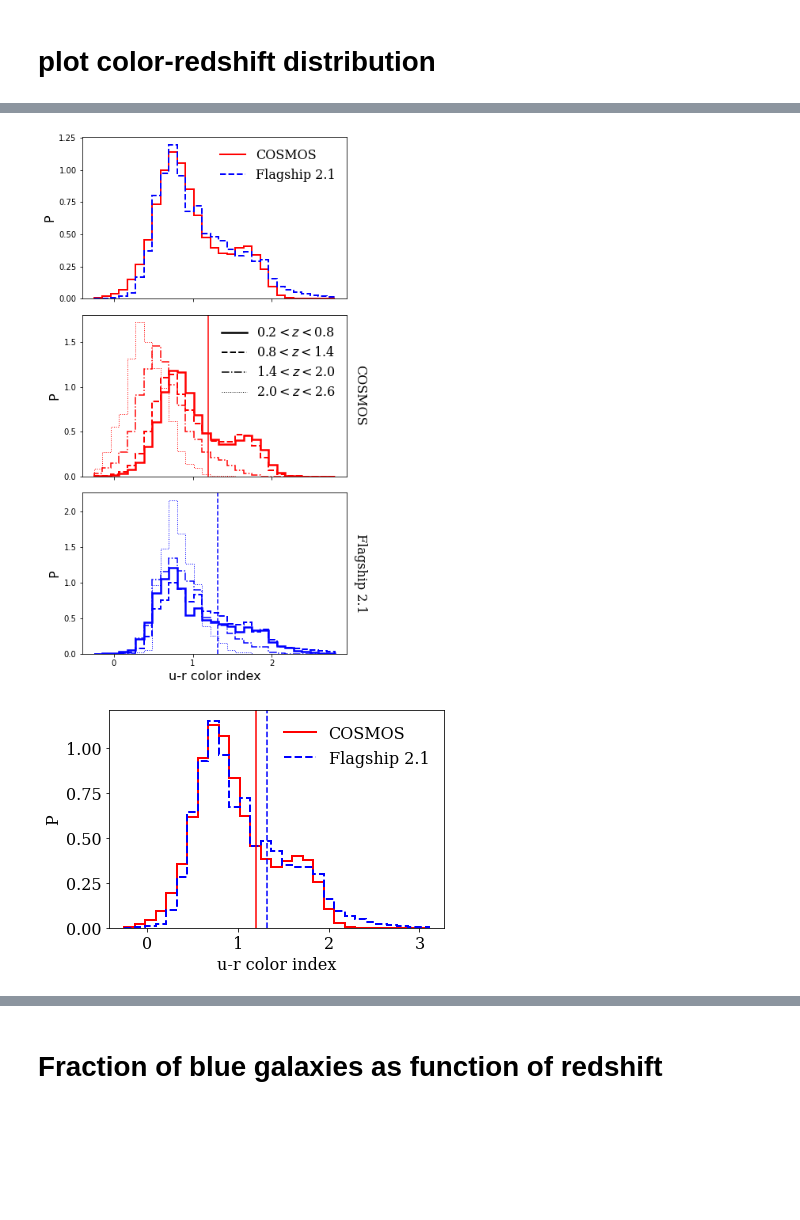
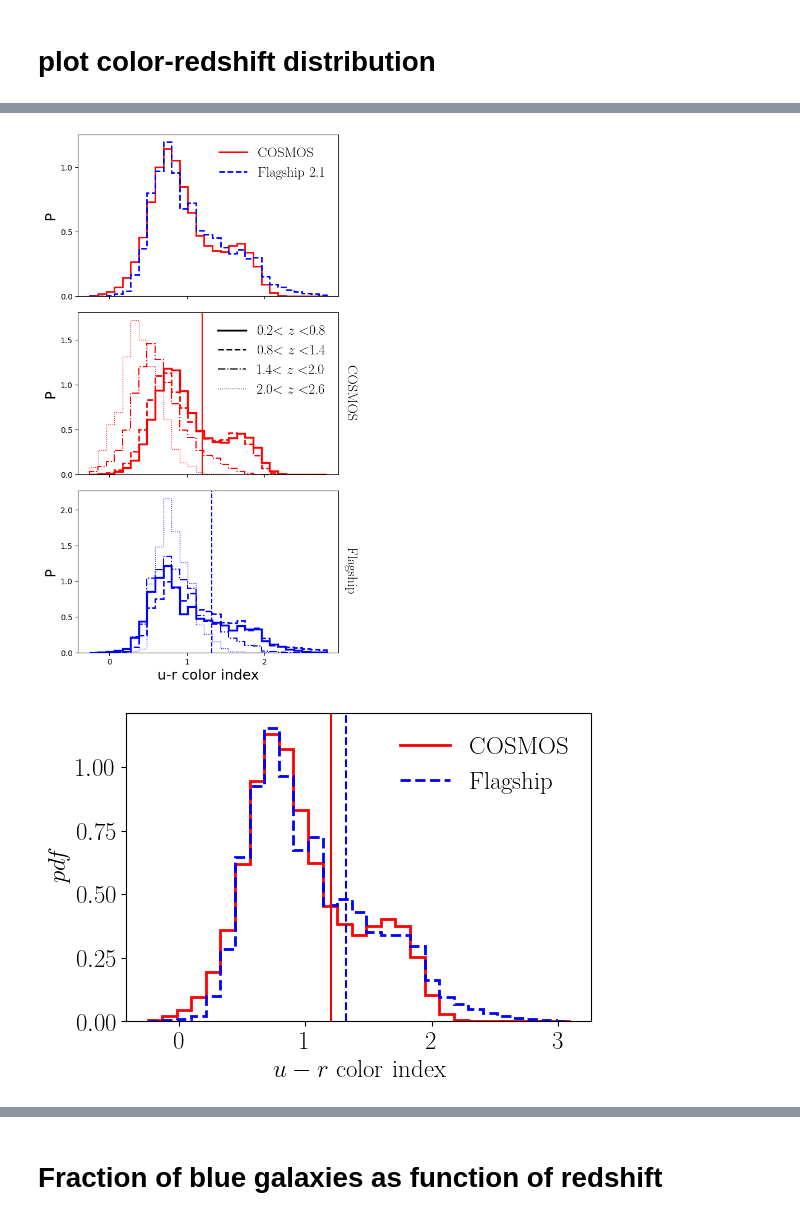
Before and after one commit to flediak/Euclid_IA_KP_paper0, a Jupyter notebook: notebooks/plots_fs2_vs_cosmos.ipynb, the cells around one changed output, grey strips where cells are left out. Drawn from its saved outputs; the diff is of its cells as text; code cells hidden in the pictures; blank space fills up the shorter version.

```diff
--- a/notebooks/plots_fs2_vs_cosmos.ipynb
+++ b/notebooks/plots_fs2_vs_cosmos.ipynb
@@ -16,7 +16,7 @@ import matplotlib.patches as patches
 from matplotlib.lines import Line2D
 from google.colab import files
 # %%
-use_tex = False
+use_tex = True
 # %%
 if use_tex:
   !apt install texlive-latex-extra texlive-fonts-recommended dvipng cm-super
@@ -196,8 +214,8 @@ fig, ax = plt.subplots(3,1,figsize=(6,12), sharex=True)
 
 plt.subplots_adjust(hspace=0.1)
 
-fontsize=16
-fontsize_legend=16
+fontsize=18
+fontsize_legend=18
 
 plt.rc('font', family='serif')
 plt.rc('xtick', labelsize=fontsize)
@@ -259,13 +277,13 @@ for i in range(3):
 
 # label  on right-hand side of loewr panels
 ax[1].text(1.05,0.5, 'COSMOS', {'color': 'k', 'fontsize': fontsize}, rotation=-90, ha='center', va='center', transform = ax[1].transAxes)
-ax[2].text(1.05,0.5, 'Flagship 2.1', {'color': 'k', 'fontsize': fontsize}, rotation=-90, ha='center', va='center', transform = ax[2].transAxes)
+ax[2].text(1.05,0.5, 'Flagship', {'color': 'k', 'fontsize': fontsize}, rotation=-90, ha='center', va='center', transform = ax[2].transAxes)
 
 plt.savefig(fname,bbox_inches='tight', pad_inches = 0.1)
 
 plt.show()
 # %% [output]
-[figure, old version]
+[figure, new version]
 # %%
 fname = 'color_distribution_cosmos_vs_fs2_v2.pdf'
 # %%
@@ -273,42 +291,42 @@ fig, ax = plt.subplots(1,1,figsize=(6,4))
 
 plt.subplots_adjust(hspace=0.1)
 
-fontsize=16
-fontsize_legend=16
+fontsize=18
+fontsize_legend=18
 
 plt.rc('font', family='serif')
 plt.rc('xtick', labelsize=fontsize)
 plt.rc('ytick', labelsize=fontsize)
 plt.rc('text', usetex=use_tex)
 
 dz=0.6
 zmin = 0.2
 
 c_bins=np.linspace(-0.25,3.1,30)
 
 vcol=['r','b']
 vls=['-','--']
 
 ax.hist(cosmos.ur, bins=c_bins, histtype='step', density=True,color='r',lw=2, ls=vls[0], label='COSMOS')
-ax.hist(flagship.ur, bins=c_bins, histtype='step', density=True,color='b',lw=2, ls=vls[1], label='Flagship 2.1')
+ax.hist(flagship.ur, bins=c_bins, histtype='step', density=True,color='b',lw=2, ls=vls[1], label='Flagship')
 
 # vertrical lines for color cuts
 ax.axvline(x=ur_cut_cosmos, ls=vls[0], c=vcol[0])
 ax.axvline(x=ur_cut_flagship, ls=vls[1], c=vcol[1])
 
 #set legend
 handles, labels = ax.get_legend_handles_labels()
 lines = [Line2D([0], [0], color=vcol[i], linewidth=2, linestyle=vls[i]) for i in range(len(vls))]
 ax.legend(lines, labels, loc='upper right',frameon=False,fontsize=fontsize_legend)
 
-ax.set_xlabel('u-r color index',fontsize=fontsize)
-ax.set_ylabel('P', fontsize=fontsize)
+ax.set_xlabel('$u-r$ color index',fontsize=fontsize)
+ax.set_ylabel('$pdf$', fontsize=fontsize)
 
 plt.savefig(fname,bbox_inches='tight', pad_inches = 0.1)
 
 plt.show()
 # %% [output]
-[figure, old version]
+[figure, new version]
 # %%
 files.download(fname)
 # %% [output]
```
Also changed, not shown: parts of 13 cells of this notebook.
